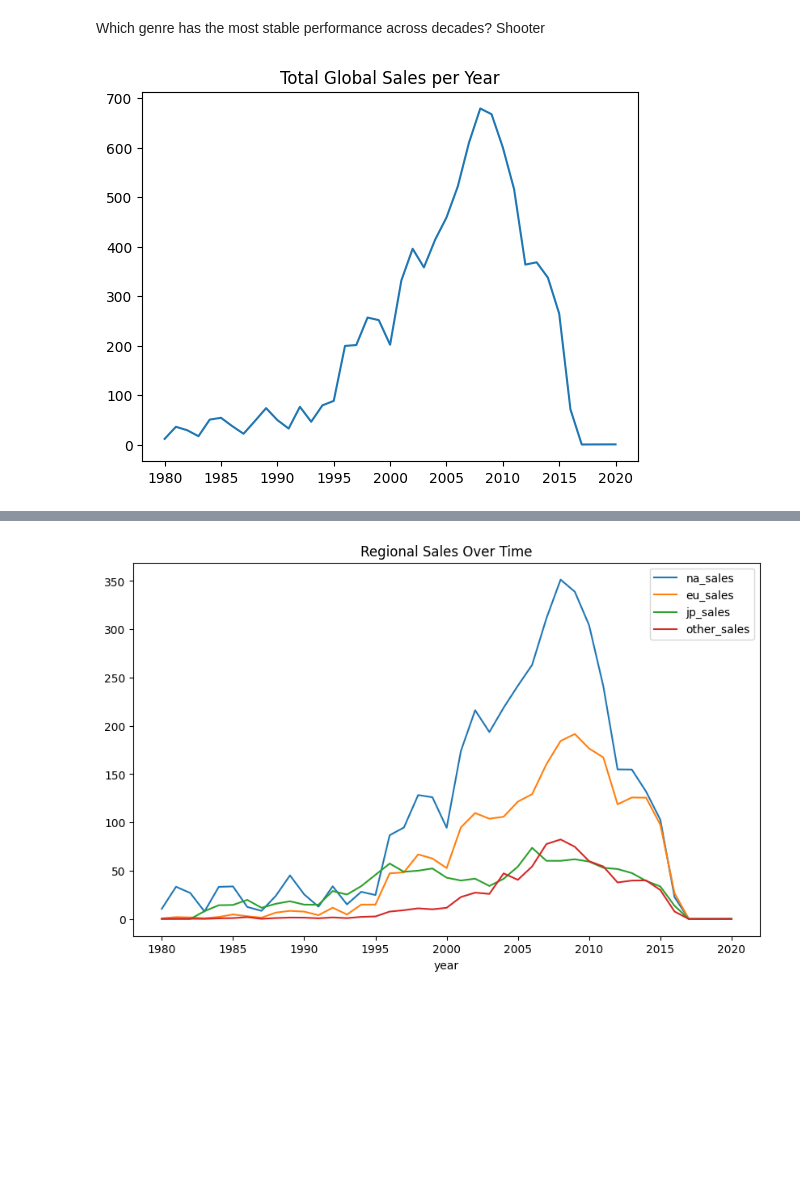
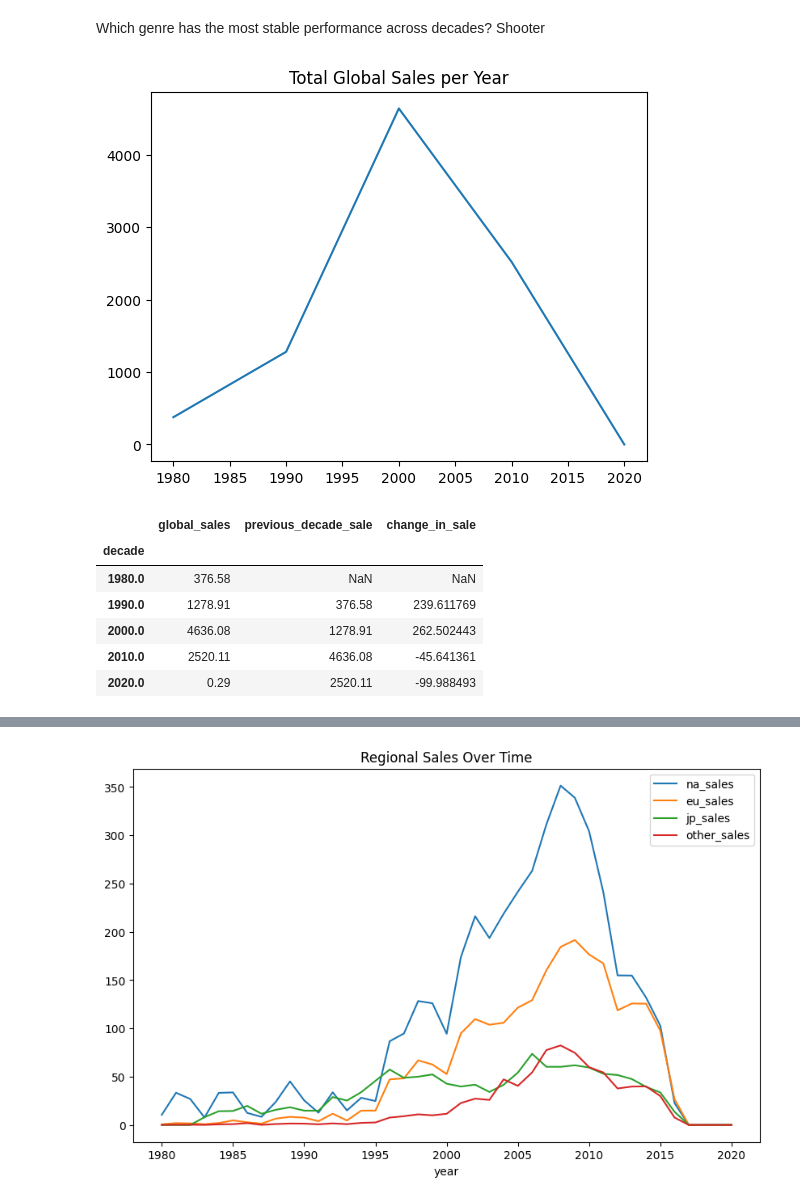
Before and after one commit to 1DownLabs/python-foundations, a Jupyter notebook: notebooks/08_deep_eda_analysis.ipynb, the cells around one changed output, grey strips where cells are left out. Saved outputs shown, nothing was run; the diff lists cells and outputs as text; code cells hidden in the pictures; blank space fills up the shorter version.

```diff
--- a/notebooks/08_deep_eda_analysis.ipynb
+++ b/notebooks/08_deep_eda_analysis.ipynb
@@ -302,14 +302,25 @@ Which genre has the most stable performance across decades?
 Shooter
 # %%
 
-df_year = df.groupby("year")["global_sales"].sum().sort_index()
+df_year = df.groupby("decade")["global_sales"].sum().sort_index()
 
 plt.plot(df_year.index, df_year.values)
 plt.title("Total Global Sales per Year")
 plt.show()
 
+decade_sales = df.groupby('decade').agg(global_sales = ('global_sales', 'sum')).sort_values('decade', ascending=True)
+decade_sales['previous_decade_sale'] = decade_sales['global_sales'].shift(1)
 
-# Is the industry growing or shrinking long-term?
-# Shrinking
+
+decade_sales['change_in_sale'] = ((decade_sales['global_sales'] - decade_sales['previous_decade_sale'])/ decade_sales['previous_decade_sale']) * 100
+
+decade_sales
 # %% [output]
-[figure, old version]
+[figure, new version]
+|  | global_sales | previous_decade_sale | change_in_sale |
+| decade |  |  |  |
+| 1980.0 | 376.58 | NaN | NaN |
+| 1990.0 | 1278.91 | 376.58 | 239.611769 |
+| 2000.0 | 4636.08 | 1278.91 | 262.502443 |
+| 2010.0 | 2520.11 | 4636.08 | -45.641361 |
+| 2020.0 | 0.29 | 2520.11 | -99.988493 |
```
Also changed, not shown: parts of 3 cells of this notebook.
